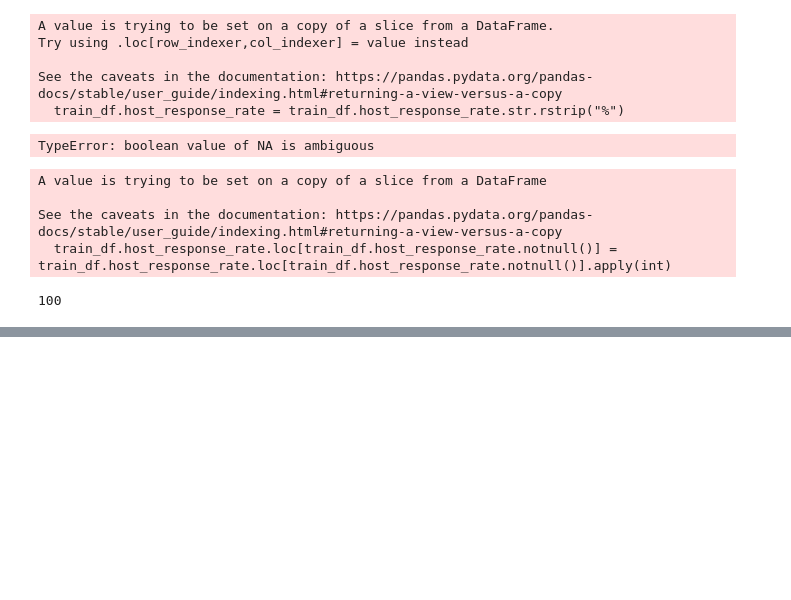
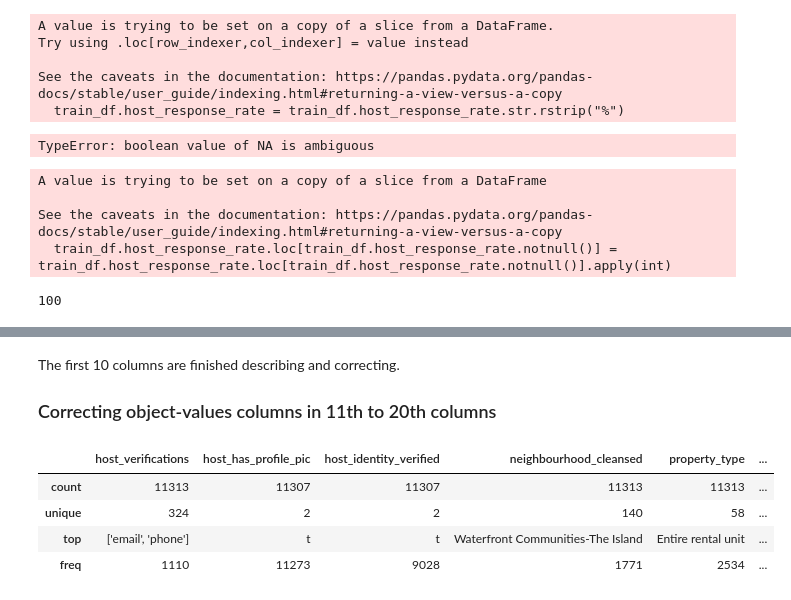
Before and after one commit to Owen-Darkhorse/STAT-441-Project, a Jupyter notebook: Airbnb EDA.ipynb, the cells around one changed output, grey strips where cells are left out. Saved outputs shown, nothing was run; the diff lists cells and outputs as text; code cells hidden in the pictures; blank space fills up the shorter version.

```diff
--- a/Airbnb EDA.ipynb
+++ b/Airbnb EDA.ipynb
@@ -546,0 +590,12 @@ See the caveats in the documentation: https://pandas.pydata.org/pandas-docs/stab
+# %% [markdown]
+The first 10 columns are finished describing and correcting.
+
+### Correcting object-values columns in 11th to 20th columns
+# %%
+train_df.iloc[:, 11:21].describe(include = "O")
+# %% [output]
+|  | host_verifications | host_has_profile_pic | host_identity_verified | neighbourhood_cleansed | property_type | ... |
+| count | 11313 | 11307 | 11307 | 11313 | 11313 | ... |
+| unique | 324 | 2 | 2 | 140 | 58 | ... |
+| top | ['email', 'phone'] | t | t | Waterfront Communities-The Island | Entire rental unit | ... |
+| freq | 1110 | 11273 | 9028 | 1771 | 2534 | ... |
```
Also changed, not shown: parts of 16 cells of this notebook.
